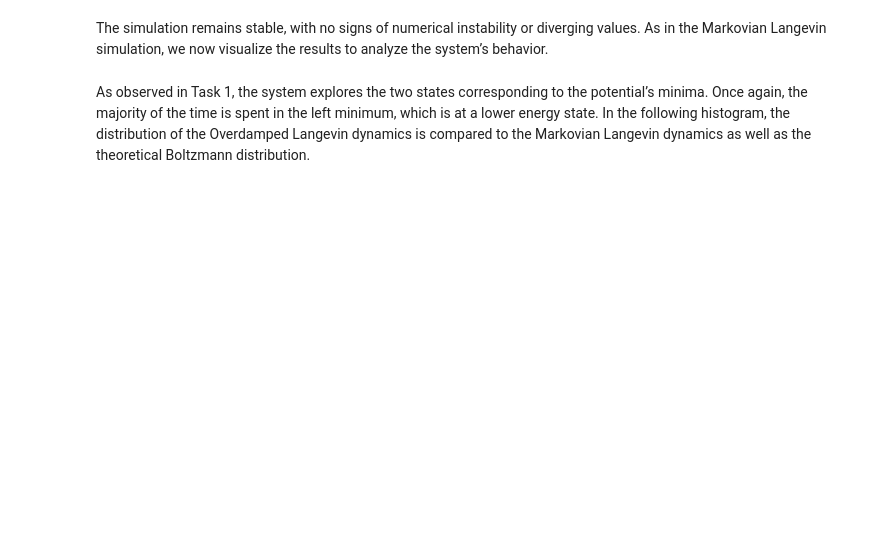
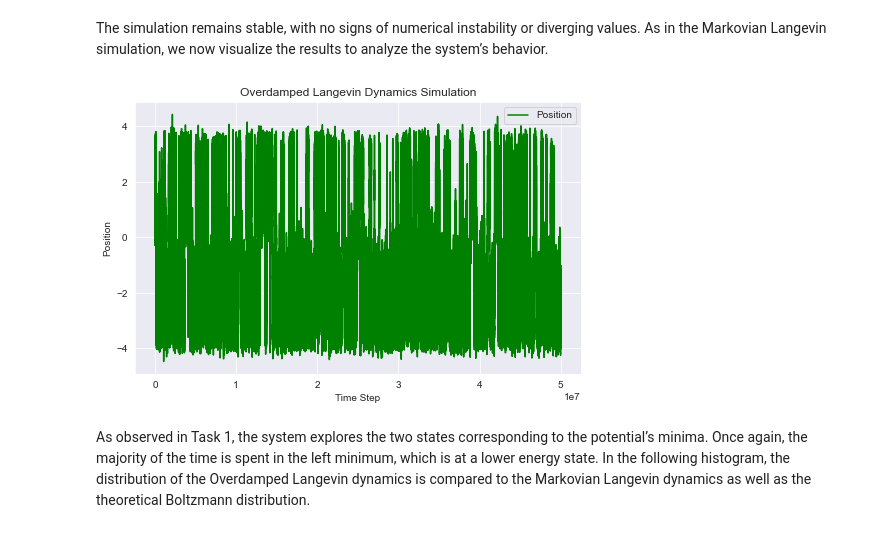
Before and after one commit to fsonak/VL_CCS, a Jupyter notebook: final_project_project_5.ipynb, the cells around one changed output. Cells and saved outputs as stored; diff of their text form; code cells hidden in the pictures; blank space fills up the shorter version.

```diff
--- a/final_project_project_5.ipynb
+++ b/final_project_project_5.ipynb
@@ -390,12 +465,12 @@ In this regime, velocity no longer plays a role because the motion is entirely g
 
 To study the impact of this approximation, we rerun the simulation under the same conditions as in Task 1 and compare the results. First, we implement the overdamped Langevin integrator.
 # %%
-#TODO Do i need to remove mass? It doesnt make a numerical differnce as the variable is one, but in theory the overdamped langevin equation inertia is neglegible so mass should vanish, right?
 
-
-def overdamped_langevin_integrator(steps, dt, x0, mass, gamma, k_B_x_T, verbose=False):
+def overdamped_langevin_integrator(steps, dt, x0, mass, gamma,
+                                   k_B_x_T, verbose=False):
     if verbose:
-        print(f' Running overdamped langevin integration with the following parameters:')
+        print(f' Running overdamped langevin integration with '
+              f'the following parameters:')
         print(f' steps: {steps}')
         print(f' dt: {dt}')
         print(f' x0: {x0}')
@@ -425,7 +500,8 @@ def overdamped_langevin_integrator(steps, dt, x0, mass, gamma, k_B_x_T, verbose=
         force = -dU_dx(positions[i], k_B_x_T)
 
         # Overdamped Langevin update
-        x_next = x + (force / (gamma* mass)) * dt + (1/mass) * sqrt_2kBT_dt_gamma * noise
+        x_next = (x + (force / (gamma* mass)) * dt + (1/mass) *
+                  sqrt_2kBT_dt_gamma * noise)
 
         # Store the updated value
         positions[i+1] = x_next
@@ -433,11 +509,14 @@ def overdamped_langevin_integrator(steps, dt, x0, mass, gamma, k_B_x_T, verbose=
         # Debugging to check stability
         if verbose:
             if i % (steps // 10) == 0:  # Print 10 times throughout simulation
-                print(f"Step {i}: x = {positions[i + 1]:.5f}, force = {force:.2f}, noise = {noise:.5f}")
+                print(f"Step {i}: x = {positions[i + 1]:.5f}, "
+                      f"force = {force:.2f}, noise = {noise:.5f}")
 
     return positions
 # %%
 # Use the same simulation parameters as for the Markovian Langevin simulation
 
 # Run simulation
-positions_overdamped = overdamped_langevin_integrator(steps, dt, x0, mass, gamma, k_B_x_T, verbose=True)
+positions_overdamped = overdamped_langevin_integrator(steps, dt, x0, mass,
+                                                      gamma, k_B_x_T,
+                                                      verbose=True)
@@ -446,13 +543,16 @@ The simulation remains stable, with no signs of numerical instability or divergi
 # %%
 # Plot the results
 plt.figure(figsize=(8, 5))
-plt.plot(np.arange(steps), positions_overdamped, label="Position", color="green")
+plt.plot(np.arange(steps), positions_overdamped, label="Position",
+         color="green")
 plt.xlabel("Time Step")
 plt.ylabel("Position")
 plt.title("Overdamped Langevin Dynamics Simulation")
 plt.legend()
 plt.grid(True)
 plt.show()
+# %% [output]
+[figure, added]
 # %% [markdown]
 As observed in Task 1, the system explores the two states corresponding to the potential’s minima. Once again, the majority of the time is spent in the left minimum, which is at a lower energy state. In the following histogram, the distribution of the Overdamped Langevin dynamics is compared to the Markovian Langevin dynamics as well as the theoretical Boltzmann distribution.
 # %%
```
Also changed, not shown: parts of 29 cells of this notebook.
